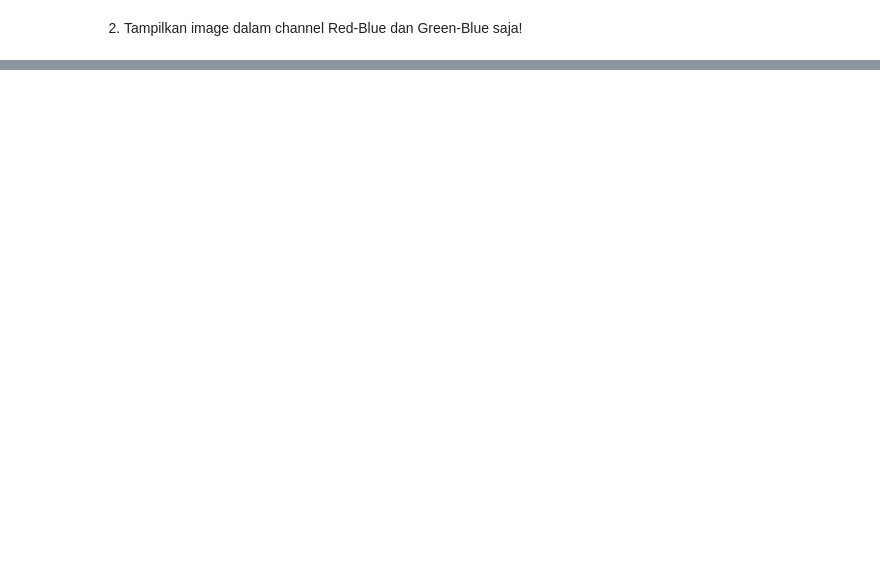
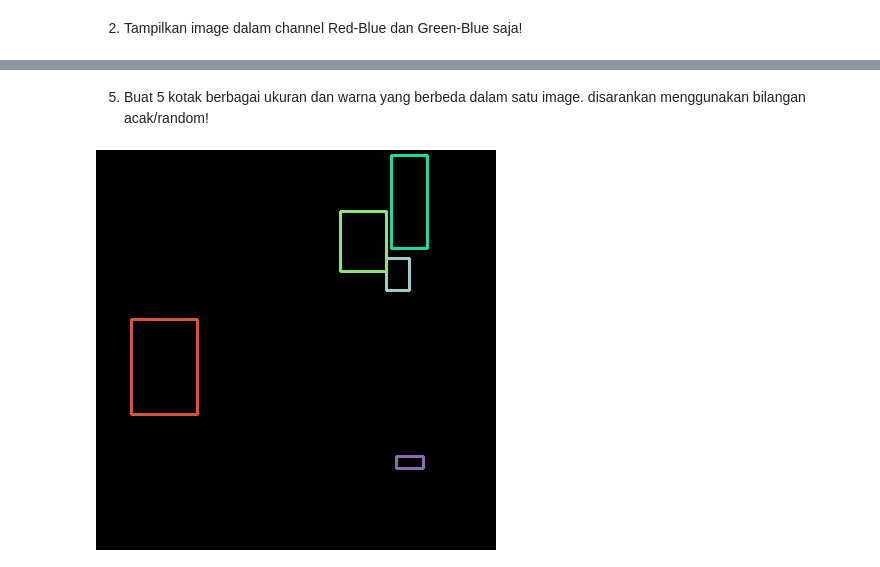
Before and after one commit to YayunEldina/PCVK_Ganjil_2024, a Jupyter notebook: Week2.ipynb, the cells around one changed output, grey strips where cells are left out. Drawn from its saved outputs; the diff is of its cells as text; code cells hidden in the pictures; blank space fills up the shorter version.

```diff
--- a/Week2.ipynb
+++ b/Week2.ipynb
@@ -158,0 +218,28 @@ ax.imshow(img5)
+# %% [markdown]
+5. Buat 5 kotak berbagai ukuran dan warna yang berbeda dalam satu image.
+disarankan menggunakan bilangan acak/random!
+# %%
+import random
+
+# Buat gambar kosong (hitam)
+image = np.zeros(shape=(400,400,3),dtype=np.int32)
+
+# Buat 5 kotak dengan ukuran dan warna acak
+for _ in range(5):
+    # Tentukan ukuran acak antara 20 dan 100
+    width = random.randint(20, 100)
+    height = random.randint(10, 100)
+
+    # Tentukan posisi acak
+    x = random.randint(0,400 - width)  # Maksimal x adalah 400 agar kotak tidak melewati batas gambar
+    y = random.randint(0,400 - height)  # Maksimal y adalah 400 agar kotak tidak melewati batas gambar
+
+    # Tentukan warna acak
+    color = (random.randint(0, 255), random.randint(0, 255), random.randint(0, 255))
+
+    # Gambar kotak dengan ukuran, posisi, dan warna yang sudah ditentukan
+    cv.rectangle(image, (x, y), (x + width, y + height), color, 2)
+
+cv2_imshow(image)
+# %% [output]
+[figure, added]
```
Also changed, not shown: parts of 20 cells of this notebook.
